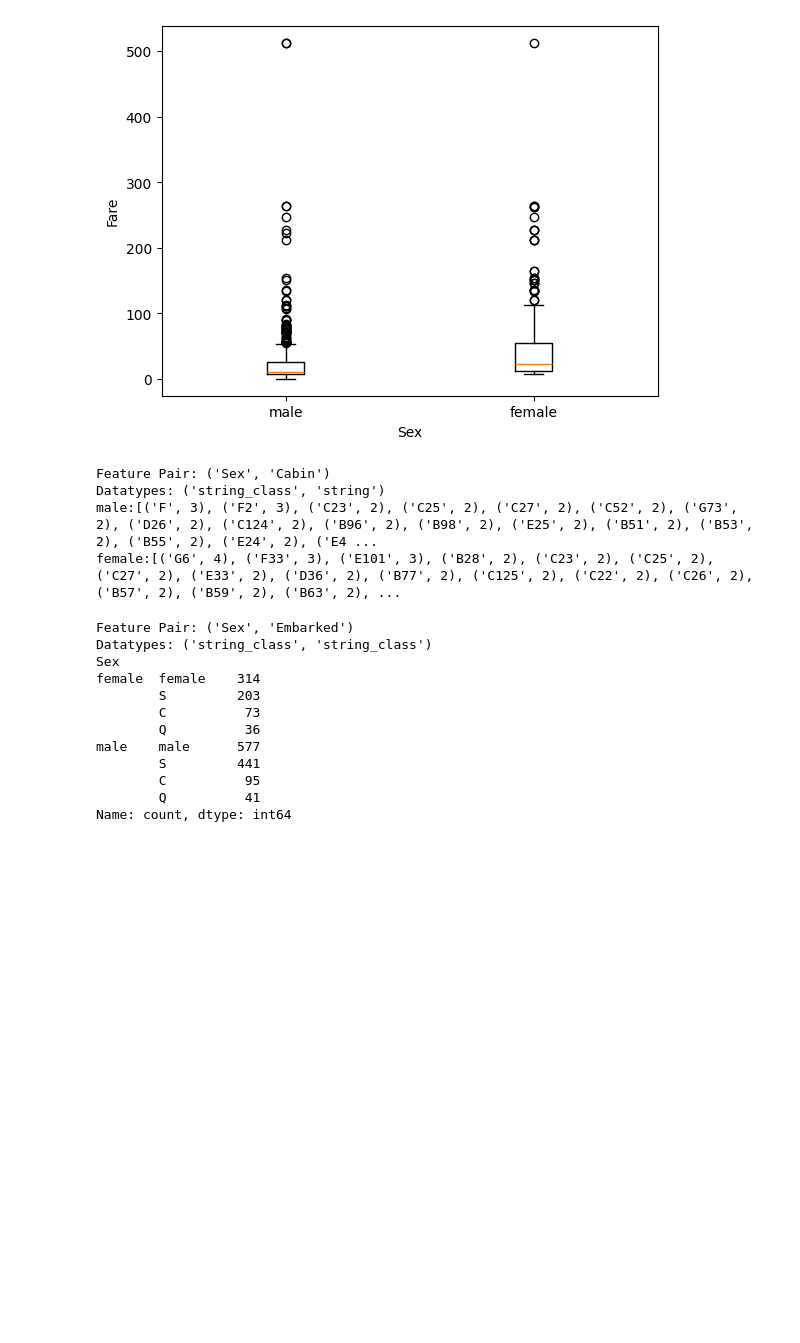
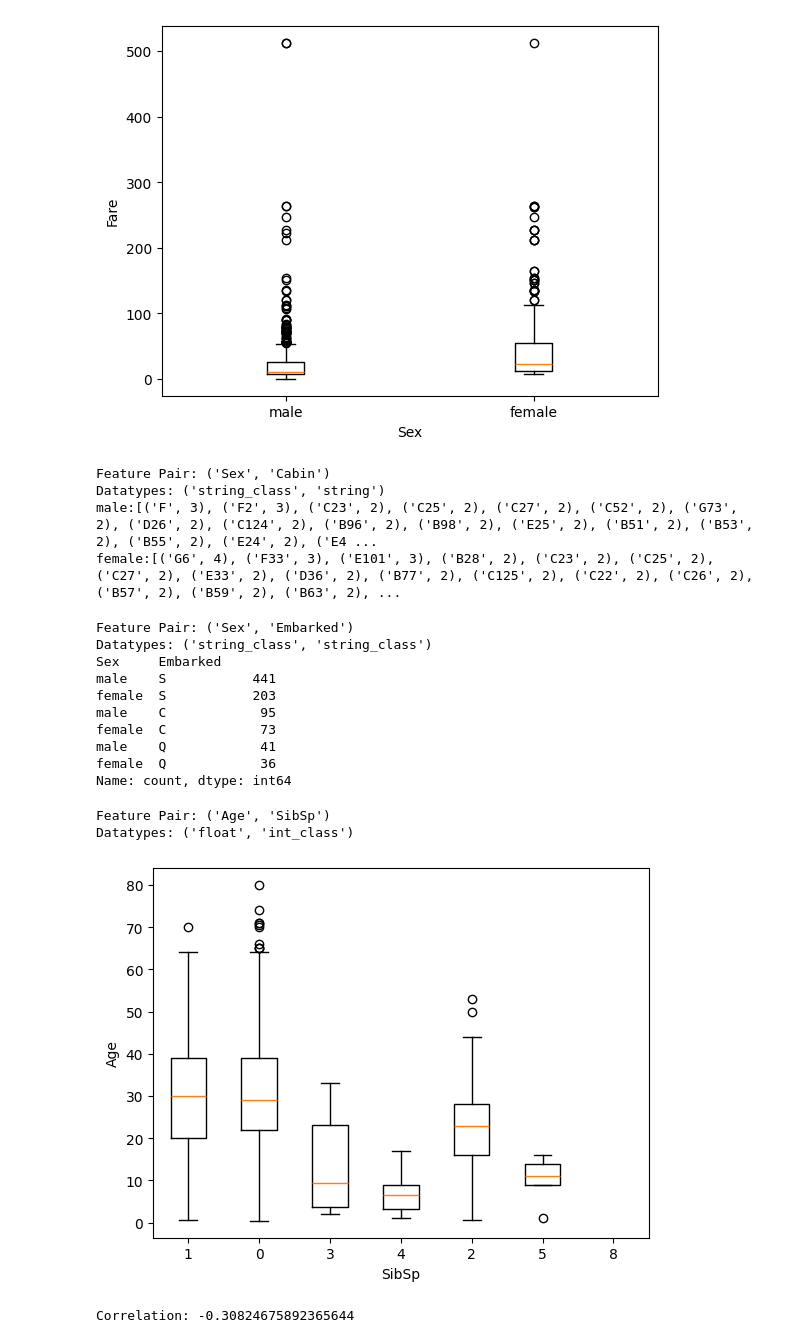
Before and after one commit to nlandy/Titanic, a Jupyter notebook: titanic.ipynb, the cells around one changed output. Drawn from its saved outputs; the diff is of its cells as text; code cells hidden in the pictures; blank space fills up the shorter version.

```diff
--- a/titanic.ipynb
+++ b/titanic.ipynb
@@ -439,7 +449,10 @@ def EDA_2D(col1, col2):
     print(f"Datatypes: {col1_type, col2_type}")
 
     def EDA_2D_int_int(col1, col2):
-        print("Implement int int")
+        plt.scatter(col1, col2)
+        plt.xlabel(col1.name)
+        plt.ylabel(col2.name)
+        print(f"Correlation: {col1.corr(col2)}")
     def EDA_2D_int_intclass(col1, col2):
         class_list = []
         intclasses = col2.unique()
@@ -524,7 +537,10 @@ def EDA_2D(col1, col2):
         plt.ylabel(col2.name)
         plt.show()
     def EDA_2D_float_float(col1, col2):
-        print("Implement float float")
+        plt.scatter(col1, col2)
+        plt.xlabel(col1.name)
+        plt.ylabel(col2.name)
+        print(f"Correlation: {col1.corr(col2)}")
 
     if col1_type == "int" and col2_type == "int":
         EDA_2D_int_int(col1, col2)
@@ -569,7 +585,7 @@ def EDA_2D(col1, col2):
     elif col1_type == "float" and col2_type == "int":
         EDA_2D_int_float(col2, col1)
     elif col1_type == "float" and col2_type == "int_class":
-        EDA_2D_intclass_floatlass(col2, col1)
+        EDA_2D_intclass_float(col2, col1)
     elif col1_type == "float" and col2_type == "string":
         EDA_2D_string_float(col2, col1)
     elif col1_type == "float" and col2_type == "string_class":
@@ -1204,17 +1221,21 @@ EDA_2D(df.Sex, df.Embarked)
 # %% [output]
 Feature Pair: ('Sex', 'Embarked')
 Datatypes: ('string_class', 'string_class')
-Sex
-female  female    314
-        S         203
-        C          73
-        Q          36
-male    male      577
-        S         441
-        C          95
-        Q          41
+Sex     Embarked
+male    S           441
+female  S           203
+male    C            95
+female  C            73
+male    Q            41
+female  Q            36
 Name: count, dtype: int64
 # %%
 # 46. Age, SibSp
+EDA_2D(df.Age, df.SibSp)
+# %% [output]
+Feature Pair: ('Age', 'SibSp')
+Datatypes: ('float', 'int_class')
+[figure, added]
+Correlation: -0.30824675892365644
 # %%
 # 47. Age, Parch
```
Also changed, not shown: parts of 35 cells of this notebook.
